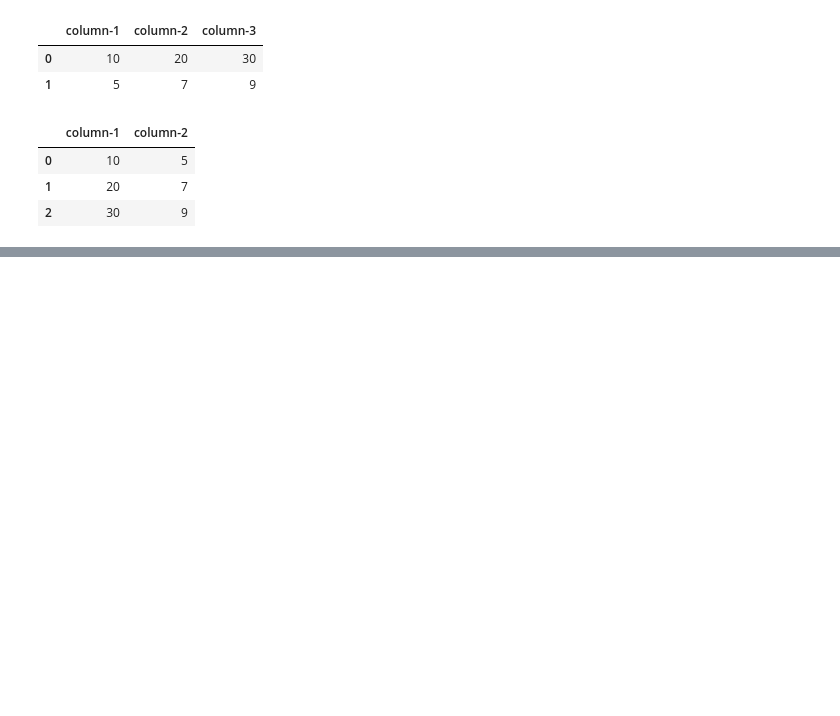
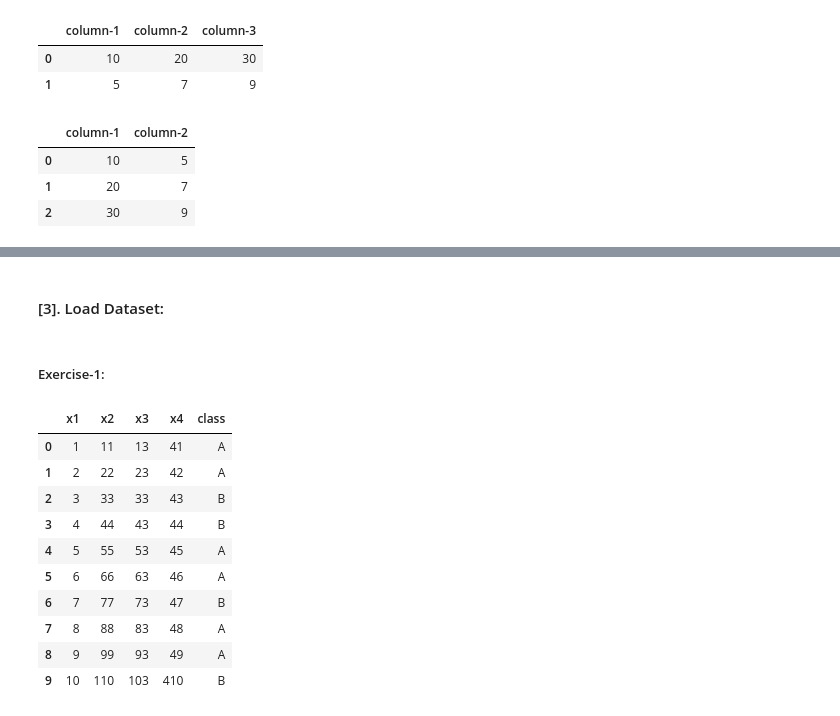
Before and after one commit to mrzResearchArena/TF-2.x, a Jupyter notebook: pandas-ML.ipynb, the cells around one changed output, grey strips where cells are left out. Cells and saved outputs as stored; diff of their text form; code cells hidden in the pictures; blank space fills up the shorter version.

```diff
--- a/pandas-ML.ipynb
+++ b/pandas-ML.ipynb
@@ -133,0 +134,21 @@ D.iloc[0:5, 0:2]    ### Both row-wised and column-wised
+# %% [markdown]
+#### [3]. Load Dataset:
+# %% [markdown]
+##### Exercise-1:
+# %%
+location = 'https://raw.githubusercontent.com/mrzResearchArena/TF-2.x/master/sample-1.csv'
+# %%
+D = pd.read_csv(filepath_or_buffer=location)
+D
+# %% [output]
+|  | x1 | x2 | x3 | x4 | class |
+| 0 | 1 | 11 | 13 | 41 | A |
+| 1 | 2 | 22 | 23 | 42 | A |
+| 2 | 3 | 33 | 33 | 43 | B |
+| 3 | 4 | 44 | 43 | 44 | B |
+| 4 | 5 | 55 | 53 | 45 | A |
+| 5 | 6 | 66 | 63 | 46 | A |
+| 6 | 7 | 77 | 73 | 47 | B |
+| 7 | 8 | 88 | 83 | 48 | A |
+| 8 | 9 | 99 | 93 | 49 | A |
+| 9 | 10 | 110 | 103 | 410 | B |
```
Also changed, not shown: parts of 14 cells of this notebook.
